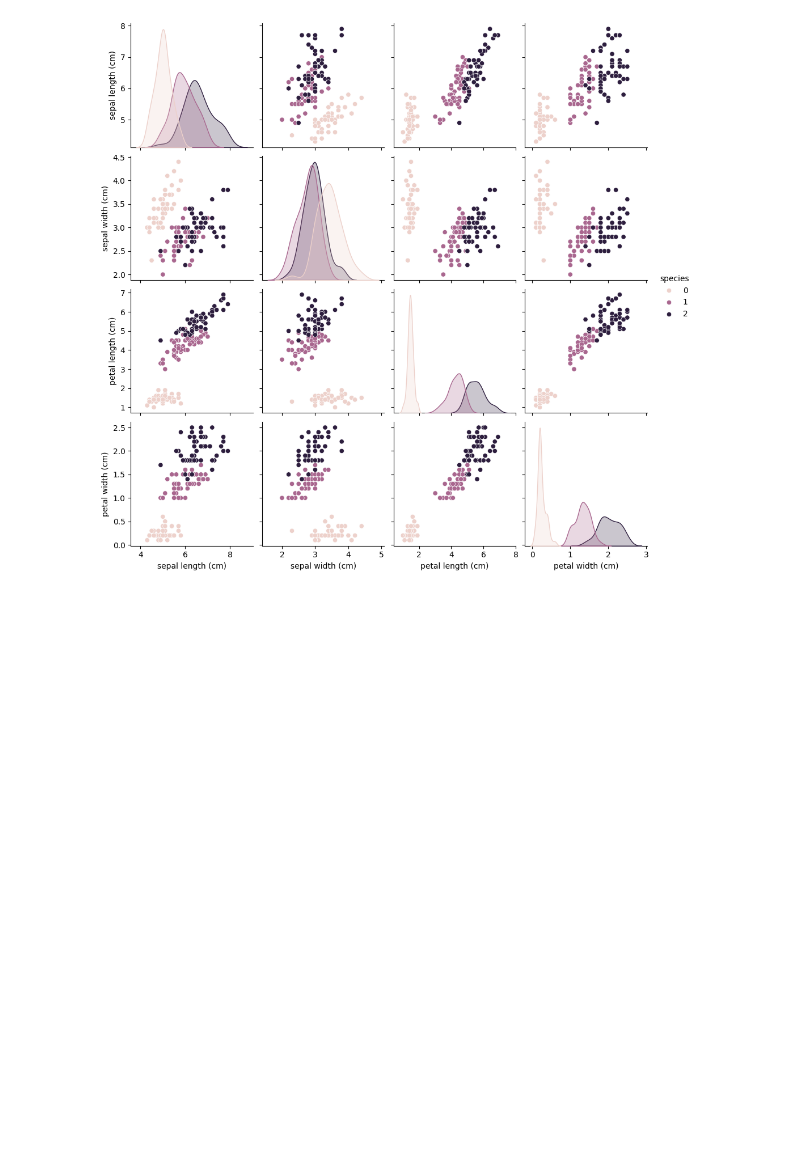
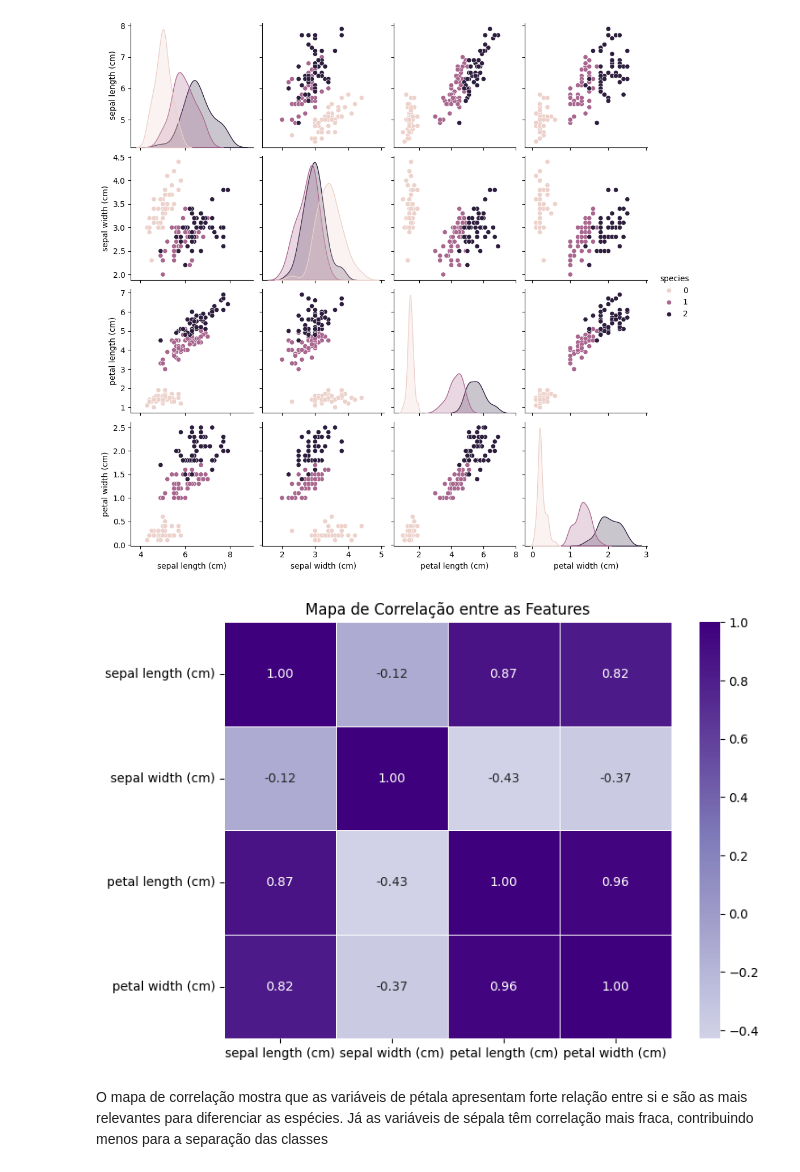
Before and after one commit to TherezaBia/Iris-Flower-Classification, a Jupyter notebook: Iris-Flower-Classification.ipynb, the cells around one changed output. Drawn from its saved outputs; the diff is of its cells as text; code cells hidden in the pictures; blank space fills up the shorter version.

```diff
--- a/Iris-Flower-Classification.ipynb
+++ b/Iris-Flower-Classification.ipynb
@@ -29,10 +26,8 @@ from sklearn.datasets import load_iris
 # %%
 iris=load_iris()
-x=iris.data #Matriz de atributos (features)contém as medidas das sépalas e pétalas
-y=iris.target #Vetor de rótulos (labels) contém as espécies das flores
-df=pd.DataFrame(x,columns=iris.feature_names) #Criando um DataFrame com os dados das flores
-df['species']=y #Adicionando a coluna de espécies ao DataFrame
-df.head() #Exibindo as primeiras linhas do DataFrame
+df=pd.DataFrame(iris.data,columns=iris.feature_names)
+df['species'] = iris.target
+df.head()
 # %% [output]
 |  | sepal length (cm) | sepal width (cm) | petal length (cm) | petal width (cm) | species |
 | 0 | 5.1 | 3.5 | 1.4 | 0.2 | 0 |
@@ -77,6 +81,25 @@ sns.pairplot(df,hue='species')
 plt.show()
 # %% [output]
 [figure]
+# %%
+numeric_df = df.drop('species', axis=1)
+plt.figure(figsize=(8,6))
+
+sns.heatmap(
+    numeric_df.corr(),
+    annot=True,
+    fmt=".2f",
+    cmap='Purples',
+    center=0,
+    linewidths=0.5
+)
+
+plt.title('Mapa de Correlação entre as Features')
+plt.show()
+# %% [output]
+[figure, added]
+# %% [markdown]
+O mapa de correlação mostra que as variáveis de pétala apresentam forte relação entre si e são as mais relevantes para diferenciar as espécies. Já as variáveis de sépala têm correlação mais fraca, contribuindo menos para a separação das classes
 # %% [markdown]
 - Classe 0 (setosa):
 
```
Also changed, not shown: parts of 24 cells of this notebook.
